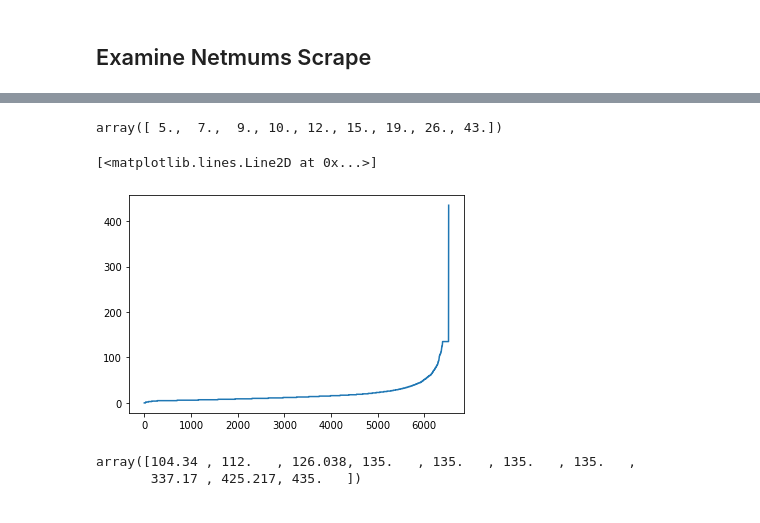
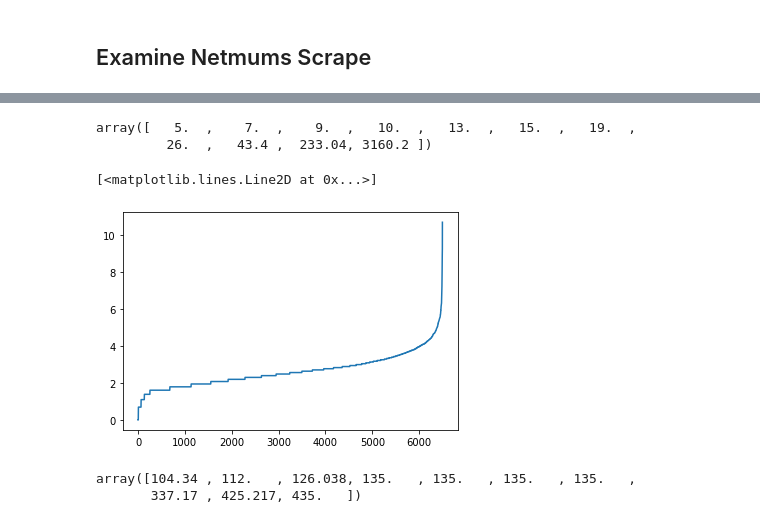
Before and after one commit to nershman/SAFFI-Project, a Jupyter notebook: notebooks/Untitled.ipynb, the cells around one changed output, grey strips where cells are left out. Drawn from its saved outputs; the diff is of its cells as text; code cells hidden in the pictures.

```diff
--- a/notebooks/Untitled.ipynb
+++ b/notebooks/Untitled.ipynb
@@ -26,6 +35,11 @@ os.chdir('../')
-# %%
-with open('facebook/fb_data_searchscrape.pkl', 'rb') as f:
-    temp = pk.load(f)
+# %%
+#Load Datasets
+with open('facebook/fb_data_searchscrape.pkl', 'rb') as f:
+    fb_search = pk.load(f)
+with open('facebook/fb_data_searchscrape.pkl', 'rb') as f:
+    fb_search = pk.load(f)
+with open('facebook/fb_data_searchscrape.pkl', 'rb') as f:
+    fb_search = pk.load(f)
 # %%
 len(temp)
 # %% [output]
@@ -73,7 +108,15 @@ total comments scraped: 916652
 # %% [markdown]
 ## Examine Netmums Scrape
 # %%
-with open('netmums/allposts.pkl', 'rb') as f:
+with open('netmums/allposts_rerun.pkl', 'rb') as f:
     temp = pk.load(f)
+# %%
+emptykeys = []
+for key in temp.keys():
+    if len(temp[key]['posts']) == 0:
+        emptykeys.append(key)
+
+for key in emptykeys:
+    temp.pop(key, None)
 # %%
 len(temp)
@@ -99,12 +143,13 @@ np.median(tt)
 # %%
-np.quantile(tt, q=[0.1,0.2,0.3,0.4,0.5,0.6,0.7,0.8,0.9])
+np.quantile(tt, q=[0.1,0.2,0.3,0.4,0.5,0.6,0.7,0.8,0.9, 0.99, 0.999])
 # %% [output]
-array([ 5.,  7.,  9., 10., 12., 15., 19., 26., 43.])
+array([   5.  ,    7.  ,    9.  ,   10.  ,   13.  ,   15.  ,   19.  ,
+         26.  ,   43.4 ,  233.04, 3160.2 ])
 # %%
-plt.plot(np.sort(tt))
+plt.plot(np.sort(np.log(tt)))
 # %% [output]
 [<matplotlib.lines.Line2D at 0x...>]
-[figure, old version]
+[figure, new version]
 # %%
 np.quantile(tt, q=[0.97,0.975,0.979,0.98,0.99, 0.999, 0.9995, 0.9999, 0.99999, 1])
 # %% [output]
```
Also changed, not shown: parts of 26 cells of this notebook, 12 other files.
